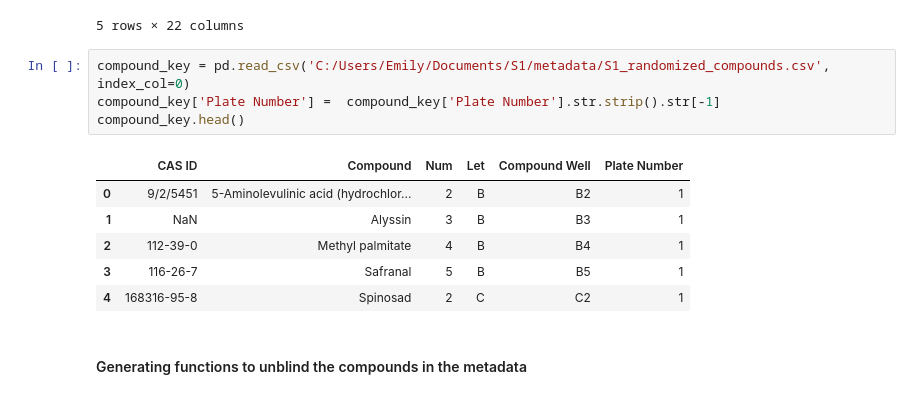
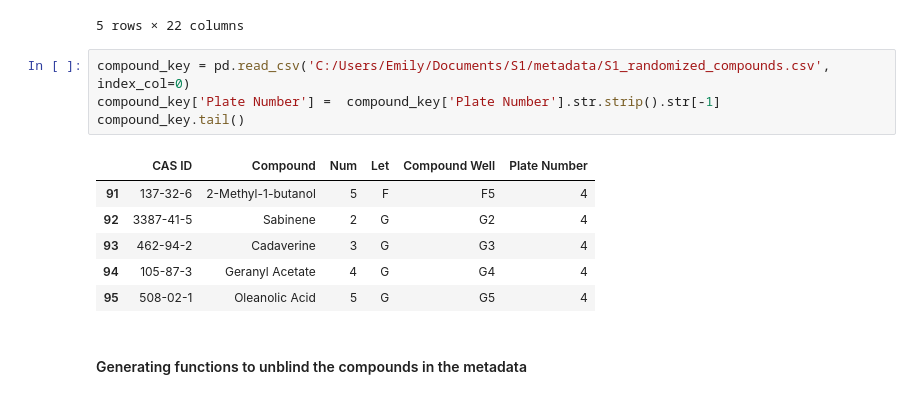
Before and after one commit to Neuroplant-Resources/Neuroplant-DataAnalysis, a Jupyter notebook: S1/S1_analysis_final.ipynb, the cells around one changed output. Cells and saved outputs as stored; diff of their text form.

```diff
--- a/S1/S1_analysis_final.ipynb
+++ b/S1/S1_analysis_final.ipynb
@@ -29,14 +29,14 @@ md.head()
 # %%
 compound_key = pd.read_csv('C:/Users/Emily/Documents/S1/metadata/S1_randomized_compounds.csv', index_col=0)
 compound_key['Plate Number'] =  compound_key['Plate Number'].str.strip().str[-1]
-compound_key.head()
+compound_key.tail()
 # %% [output]
 |  | CAS ID | Compound | Num | Let | Compound Well | Plate Number |
-| 0 | 9/2/5451 | 5-Aminolevulinic acid (hydrochlor... | 2 | B | B2 | 1 |
-| 1 | NaN | Alyssin | 3 | B | B3 | 1 |
-| 2 | 112-39-0 | Methyl palmitate | 4 | B | B4 | 1 |
-| 3 | 116-26-7 | Safranal | 5 | B | B5 | 1 |
-| 4 | 168316-95-8 | Spinosad | 2 | C | C2 | 1 |
+| 91 | 137-32-6 | 2-Methyl-1-butanol | 5 | F | F5 | 4 |
+| 92 | 3387-41-5 | Sabinene | 2 | G | G2 | 4 |
+| 93 | 462-94-2 | Cadaverine | 3 | G | G3 | 4 |
+| 94 | 105-87-3 | Geranyl Acetate | 4 | G | G4 | 4 |
+| 95 | 508-02-1 | Oleanolic Acid | 5 | G | G5 | 4 |
 # %% [markdown]
 #### Generating functions to unblind the compounds in the metadata
 # %%
```
Also changed, not shown: parts of 9 cells of this notebook, 13 other files.
